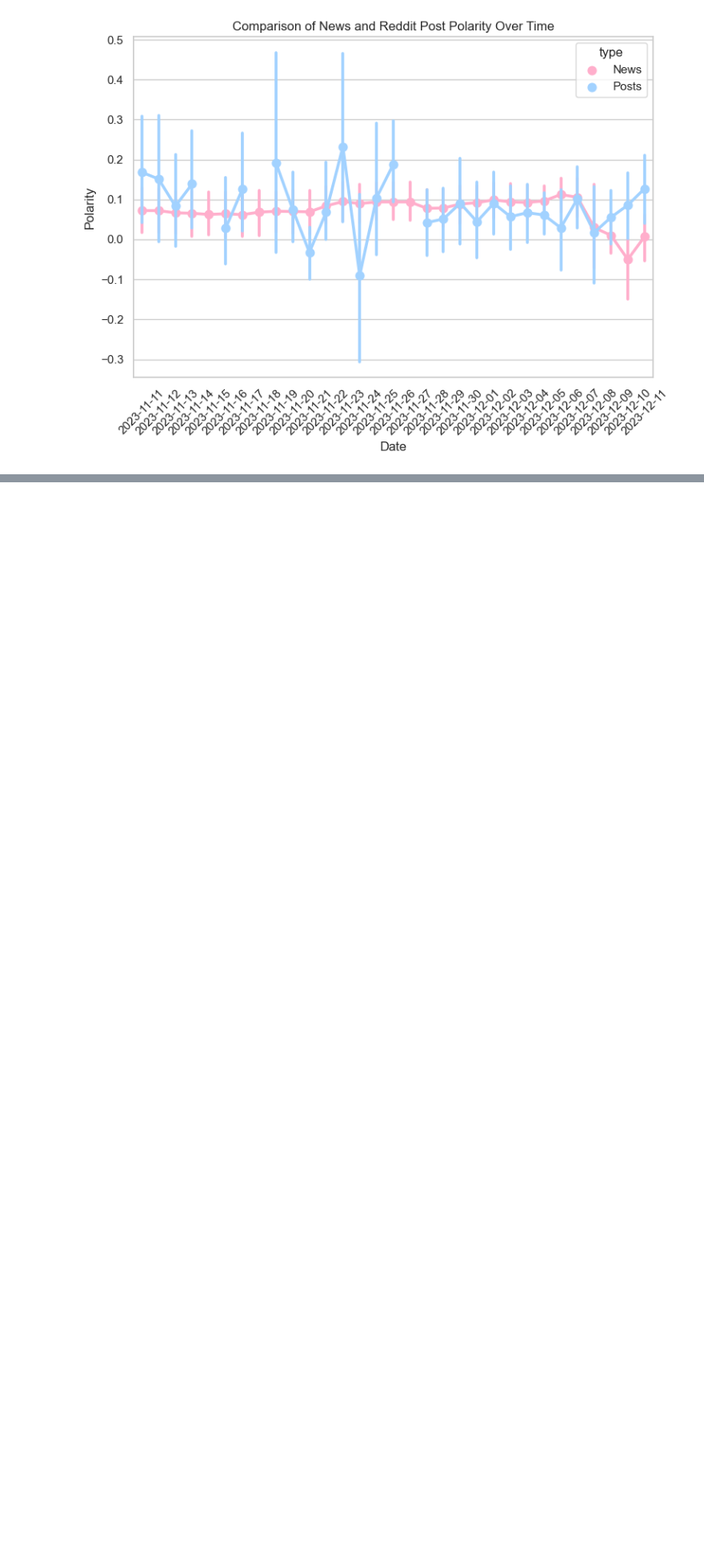
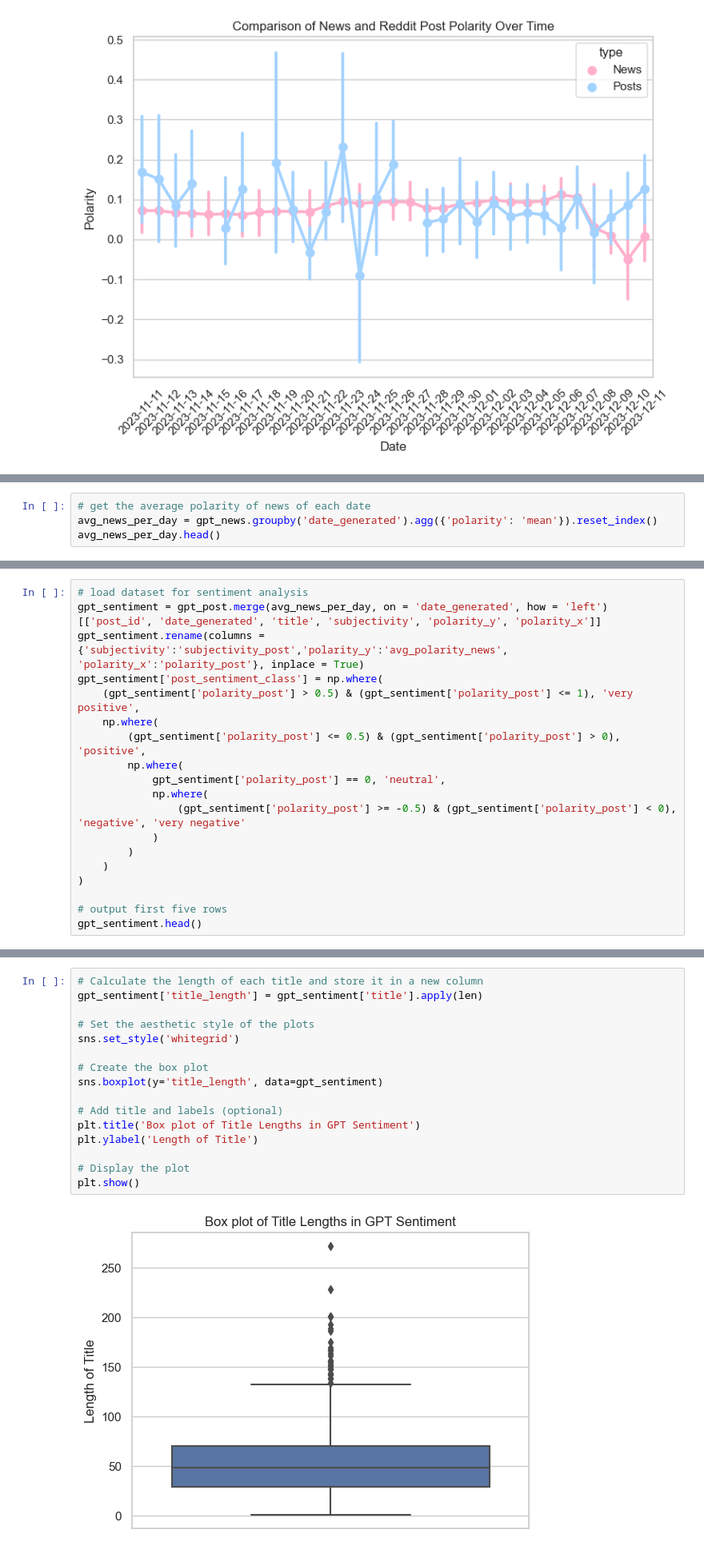
Before and after one commit to Momo78932/Reddit_Post_Pipeline, a Jupyter notebook: Data Visualization and Sentiment Analysis.ipynb, the cells around one changed output, grey strips where cells are left out. Shown: that part at 80% size. Drawn from its saved outputs; the diff is of its cells as text; blank space fills up the shorter version.

Commit message:
data visualization

```diff
--- a/Data Visualization and Sentiment Analysis.ipynb
+++ b/Data Visualization and Sentiment Analysis.ipynb
@@ -155,0 +173,4 @@ plt.show()
+# %%
+# get the average polarity of news of each date
+avg_news_per_day = gpt_news.groupby('date_generated').agg({'polarity': 'mean'}).reset_index()
+avg_news_per_day.head()
@@ -155,0 +184,19 @@ plt.show()
+# %%
+# load dataset for sentiment analysis
+gpt_sentiment = gpt_post.merge(avg_news_per_day, on = 'date_generated', how = 'left')[['post_id', 'date_generated', 'title', 'subjectivity', 'polarity_y', 'polarity_x']]
+gpt_sentiment.rename(columns = {'subjectivity':'subjectivity_post','polarity_y':'avg_polarity_news', 'polarity_x':'polarity_post'}, inplace = True)
+gpt_sentiment['post_sentiment_class'] = np.where(
+    (gpt_sentiment['polarity_post'] > 0.5) & (gpt_sentiment['polarity_post'] <= 1), 'very positive',
+    np.where(
+        (gpt_sentiment['polarity_post'] <= 0.5) & (gpt_sentiment['polarity_post'] > 0), 'positive',
+        np.where(
+            gpt_sentiment['polarity_post'] == 0, 'neutral',
+            np.where(
+                (gpt_sentiment['polarity_post'] >= -0.5) & (gpt_sentiment['polarity_post'] < 0), 'negative', 'very negative'
+            )
+        )
+    )
+)
+
+# output first five rows
+gpt_sentiment.head()
@@ -155,0 +231,18 @@ plt.show()
+# %%
+# Calculate the length of each title and store it in a new column
+gpt_sentiment['title_length'] = gpt_sentiment['title'].apply(len)
+
+# Set the aesthetic style of the plots
+sns.set_style('whitegrid')
+
+# Create the box plot
+sns.boxplot(y='title_length', data=gpt_sentiment)
+
+# Add title and labels (optional)
+plt.title('Box plot of Title Lengths in GPT Sentiment')
+plt.ylabel('Length of Title')
+
+# Display the plot
+plt.show()
+# %% [output]
+[figure, added]
```
Also changed, not shown: parts of 19 cells of this notebook, 13 other files.
